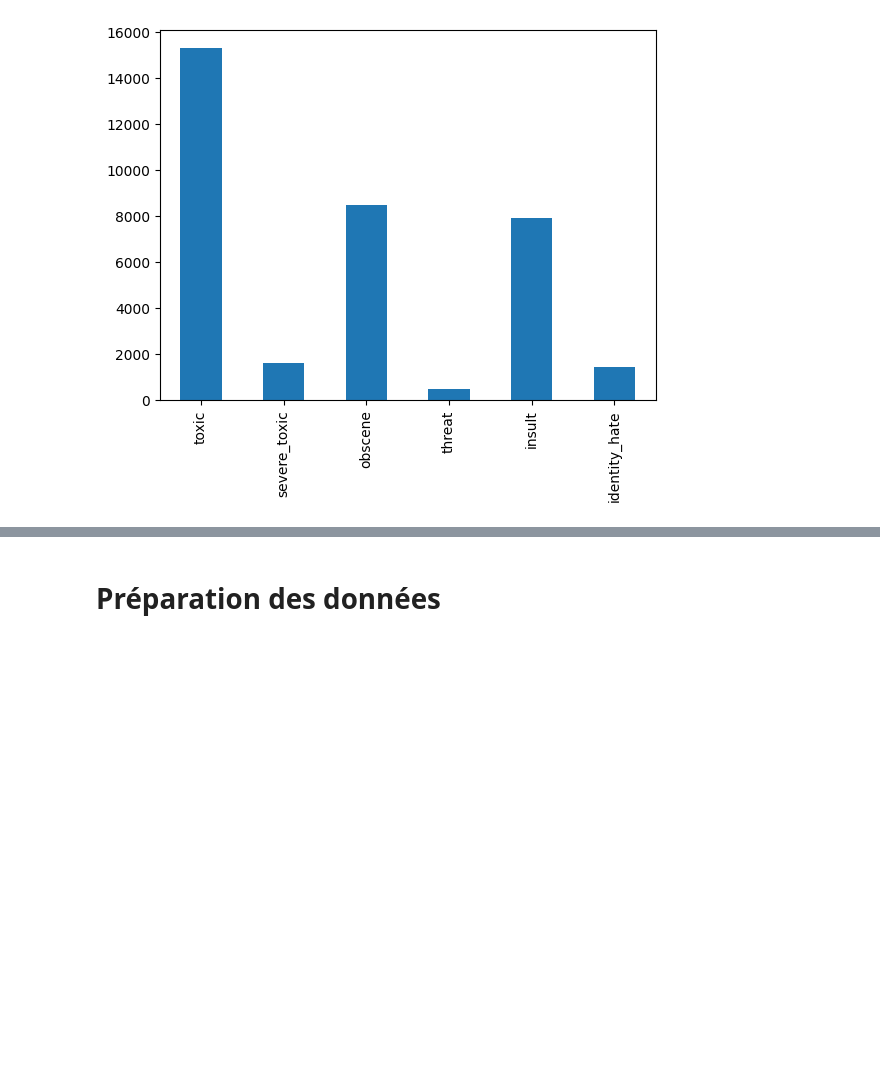
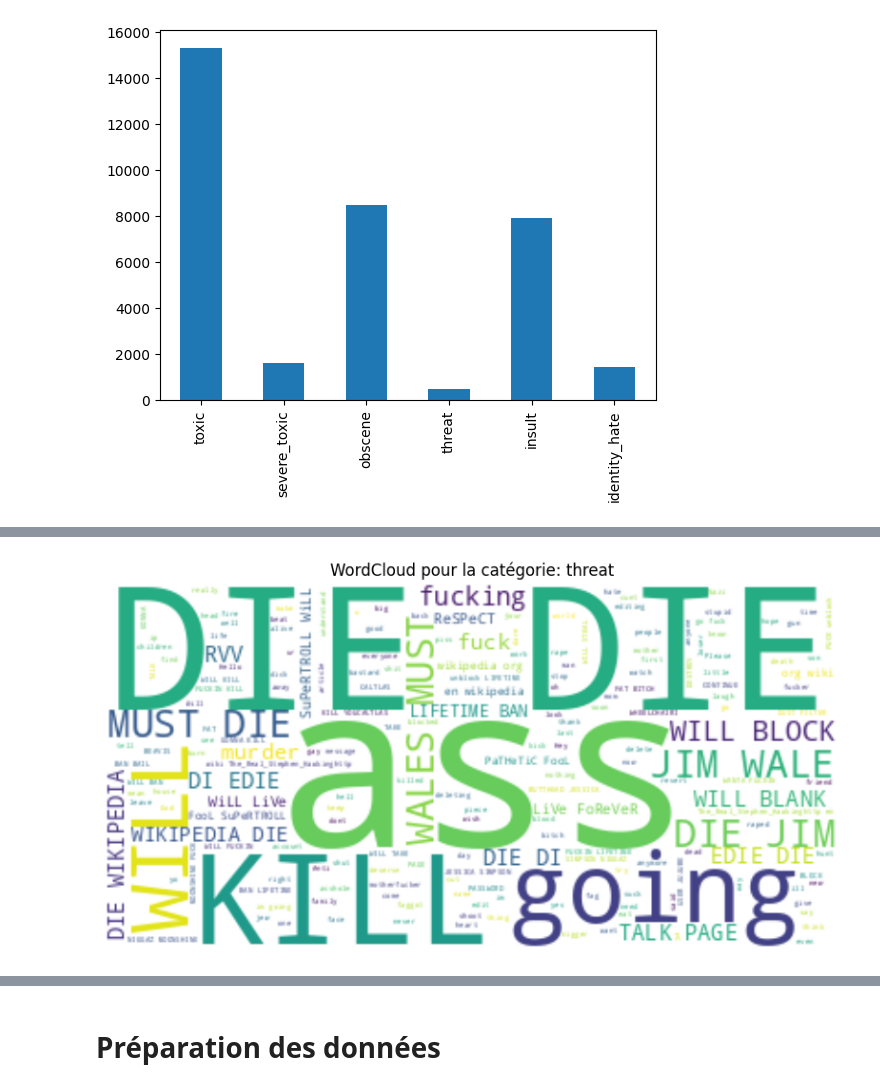
Before and after one commit to SteevenB/ToxicCommentsClassification, a Jupyter notebook: Classification_commentaires_toxiques.ipynb, the cells around one changed output, grey strips where cells are left out. Cells and saved outputs as stored; diff of their text form; code cells hidden in the pictures; blank space fills up the shorter version.

```diff
--- a/Classification_commentaires_toxiques.ipynb
+++ b/Classification_commentaires_toxiques.ipynb
@@ -73,0 +123,4 @@ label_count.plot(kind="bar")
+# %%
+generate_wordcloud(data, 'threat')
+# %% [output]
+[figure, added]
```
Also changed, not shown: parts of 7 cells of this notebook.
